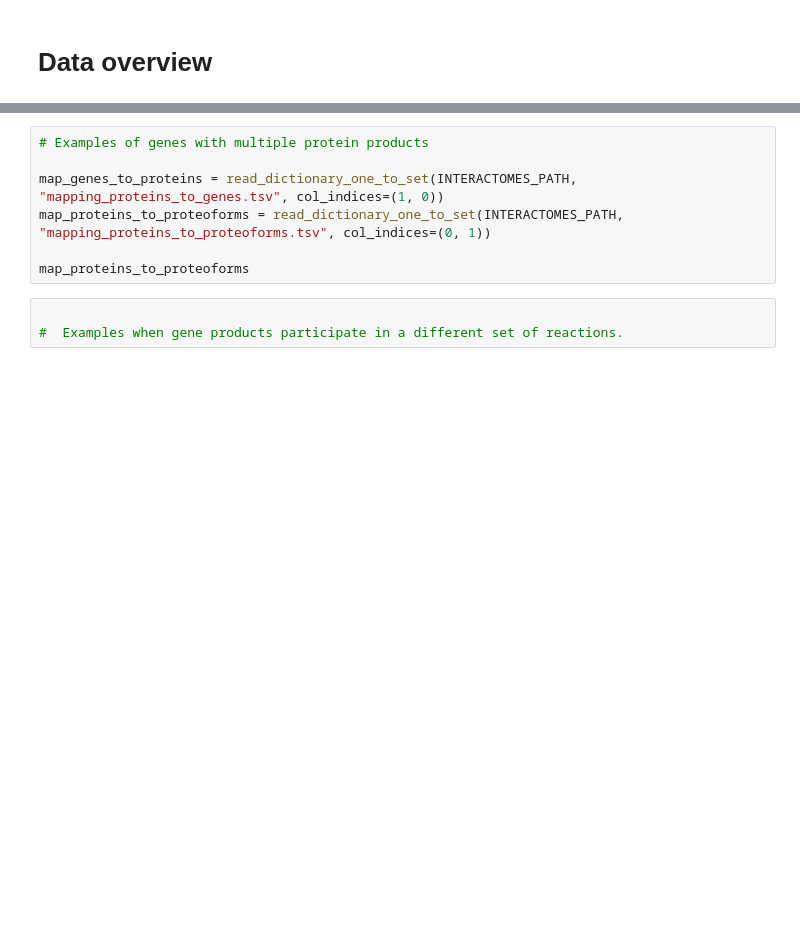
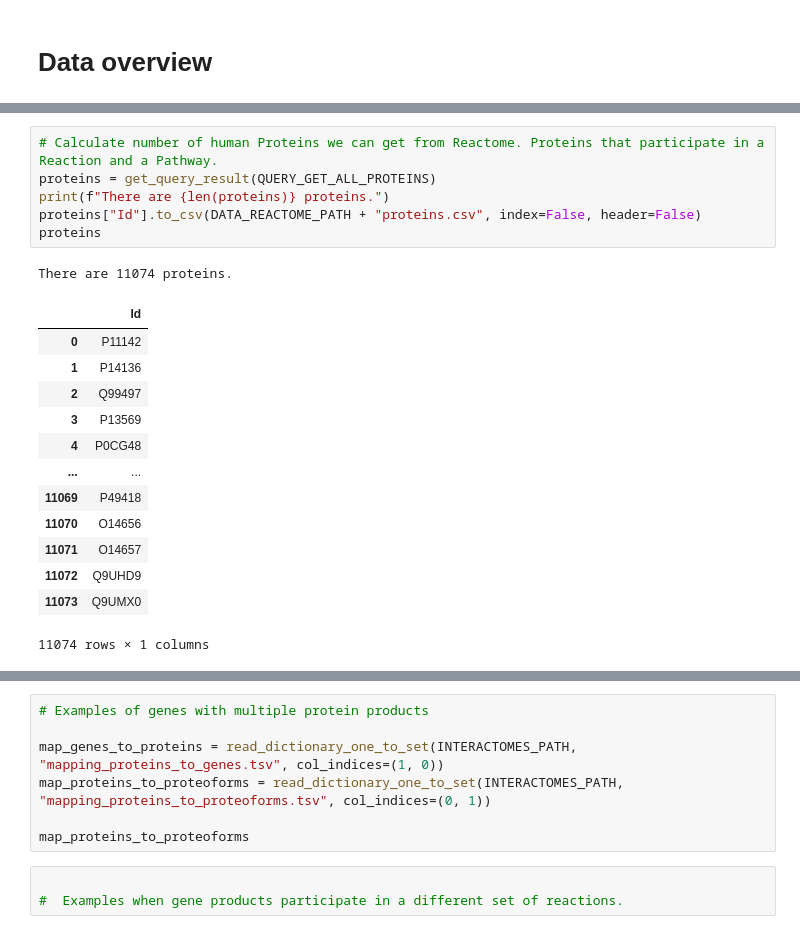
Before and after one commit to PathwayAnalysisPlatform/ProteoformNetworks, a Jupyter notebook: src/Python/0_1_data_overview.ipynb, the cells around one changed output, grey strips where cells are left out. Drawn from its saved outputs; the diff is of its cells as text; blank space fills up the shorter version.

```diff
--- a/src/Python/0_1_data_overview.ipynb
+++ b/src/Python/0_1_data_overview.ipynb
@@ -25 +48,22 @@ New working directory: c:\git\ProteoformNetworks
+# %%
+# Calculate number of human Proteins we can get from Reactome. Proteins that participate in a Reaction and a Pathway.
+proteins = get_query_result(QUERY_GET_ALL_PROTEINS)
+print(f"There are {len(proteins)} proteins.")
+proteins["Id"].to_csv(DATA_REACTOME_PATH + "proteins.csv", index=False, header=False)
+proteins
+# %% [output]
+There are 11074 proteins.
+|  | Id |
+| 0 | P11142 |
+| 1 | P14136 |
+| 2 | Q99497 |
+| 3 | P13569 |
+| 4 | P0CG48 |
+| ... | ... |
+| 11069 | P49418 |
+| 11070 | O14656 |
+| 11071 | O14657 |
+| 11072 | Q9UHD9 |
+| 11073 | Q9UMX0 |
+11074 rows × 1 columns
 # %%
```
Also changed, not shown: parts of 7 cells of this notebook, 11 other files.
